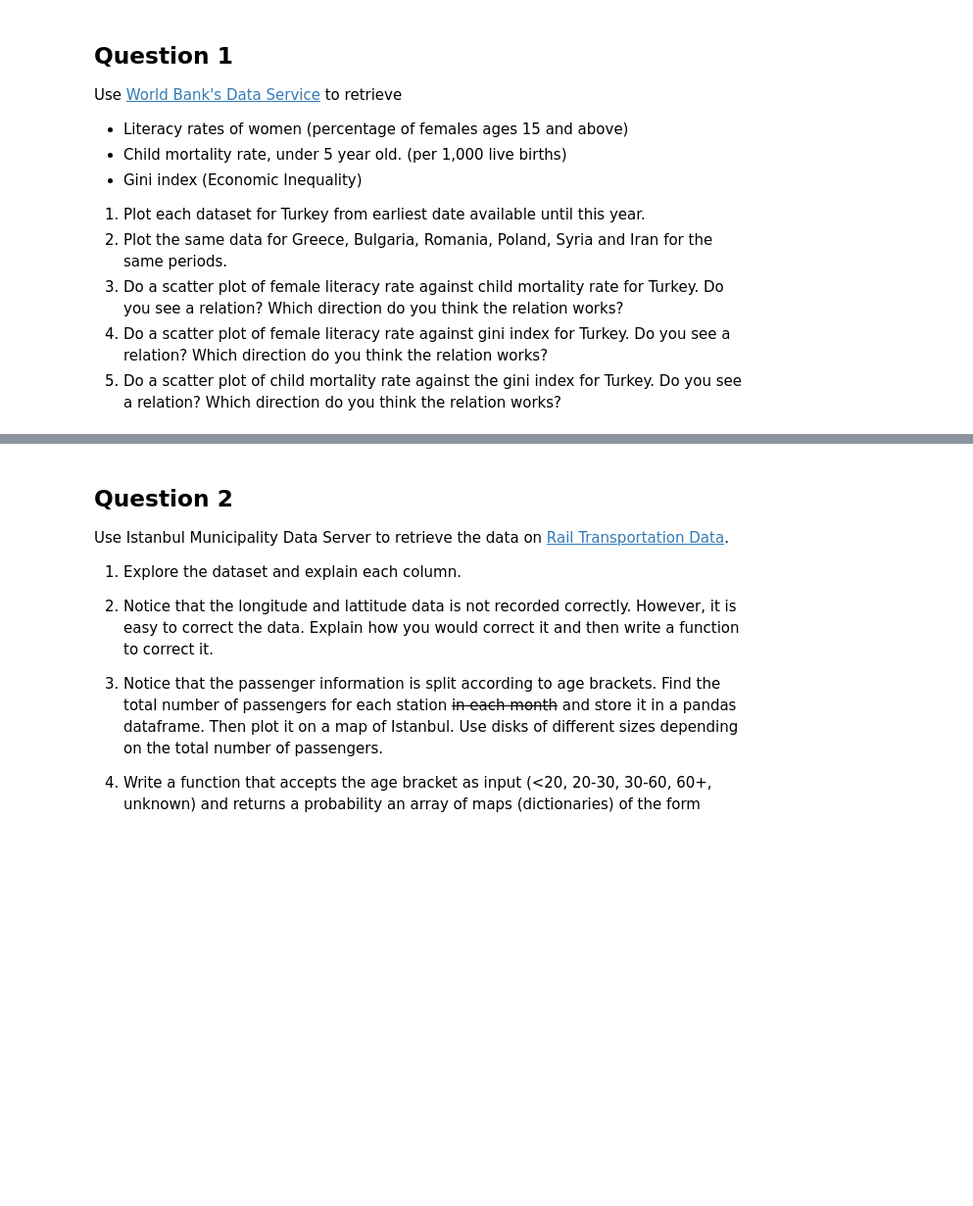
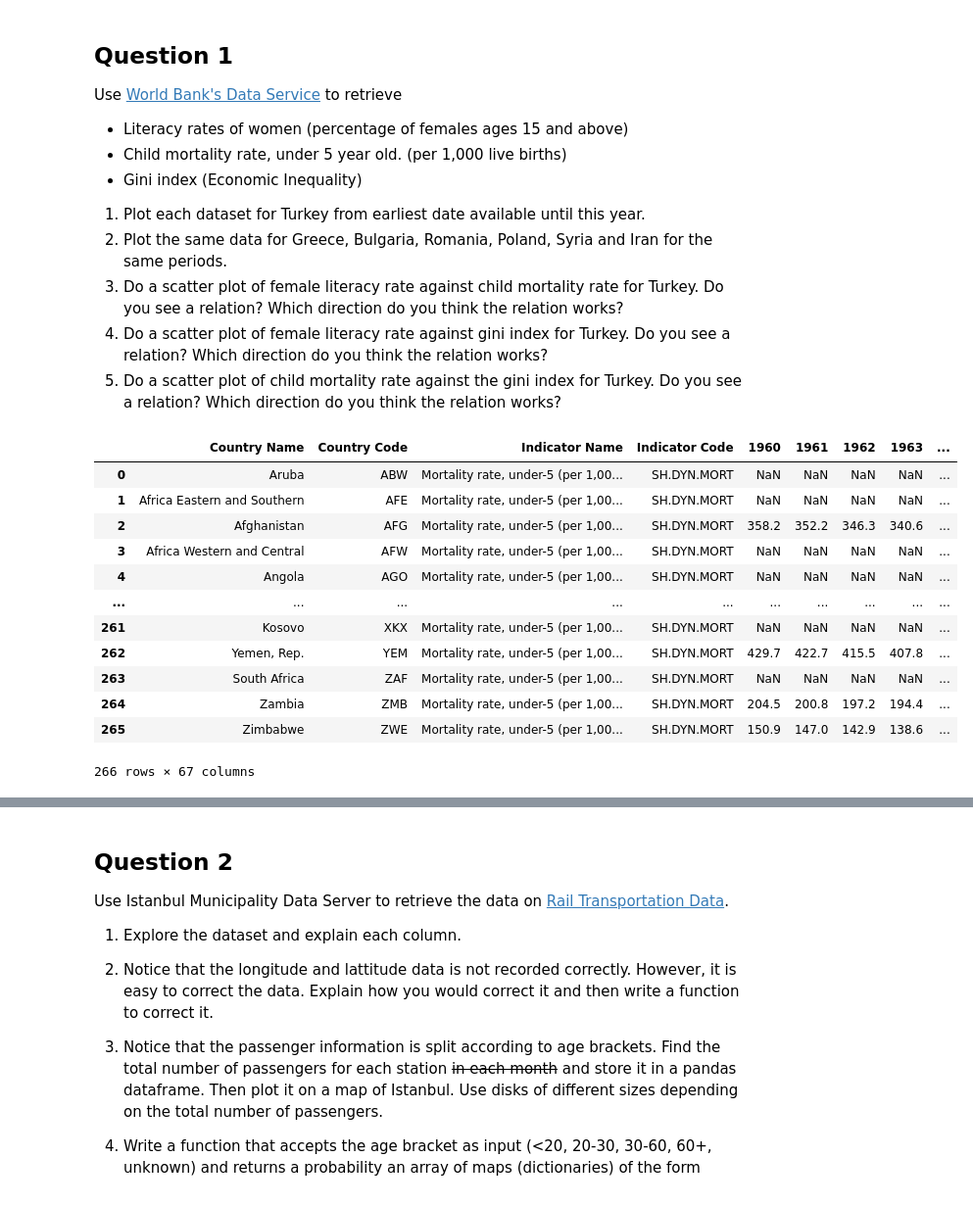
Before and after one commit to emirsglm/MAT388E-Data-Science-HW, a Jupyter notebook: HW1.ipynb, the cells around one changed output, grey strips where cells are left out. Shown at 98% size. Saved outputs shown, nothing was run; the diff lists cells and outputs as text; code cells hidden in the pictures; blank space fills up the shorter version.

```diff
--- a/HW1.ipynb
+++ b/HW1.ipynb
@@ -52,6 +52,21 @@ literacy = zipped_csv("https://api.worldbank.org/v2/en/indicator/SE.ADT.LITR.FE.
 # %%
 #Child mortality rate, under 5 year old. (per 1,000 live births)
 mortality = zipped_csv("https://api.worldbank.org/v2/en/indicator/SH.DYN.MORT?downloadformat=csv")
+mortality
+# %% [output]
+|  | Country Name | Country Code | Indicator Name | Indicator Code | 1960 | 1961 | 1962 | 1963 | ... |
+| 0 | Aruba | ABW | Mortality rate, under-5 (per 1,00... | SH.DYN.MORT | NaN | NaN | NaN | NaN | ... |
+| 1 | Africa Eastern and Southern | AFE | Mortality rate, under-5 (per 1,00... | SH.DYN.MORT | NaN | NaN | NaN | NaN | ... |
+| 2 | Afghanistan | AFG | Mortality rate, under-5 (per 1,00... | SH.DYN.MORT | 358.2 | 352.2 | 346.3 | 340.6 | ... |
+| 3 | Africa Western and Central | AFW | Mortality rate, under-5 (per 1,00... | SH.DYN.MORT | NaN | NaN | NaN | NaN | ... |
+| 4 | Angola | AGO | Mortality rate, under-5 (per 1,00... | SH.DYN.MORT | NaN | NaN | NaN | NaN | ... |
+| ... | ... | ... | ... | ... | ... | ... | ... | ... | ... |
+| 261 | Kosovo | XKX | Mortality rate, under-5 (per 1,00... | SH.DYN.MORT | NaN | NaN | NaN | NaN | ... |
+| 262 | Yemen, Rep. | YEM | Mortality rate, under-5 (per 1,00... | SH.DYN.MORT | 429.7 | 422.7 | 415.5 | 407.8 | ... |
+| 263 | South Africa | ZAF | Mortality rate, under-5 (per 1,00... | SH.DYN.MORT | NaN | NaN | NaN | NaN | ... |
+| 264 | Zambia | ZMB | Mortality rate, under-5 (per 1,00... | SH.DYN.MORT | 204.5 | 200.8 | 197.2 | 194.4 | ... |
+| 265 | Zimbabwe | ZWE | Mortality rate, under-5 (per 1,00... | SH.DYN.MORT | 150.9 | 147.0 | 142.9 | 138.6 | ... |
+266 rows × 67 columns
 # %%
 #Gini index (Economic Inequality)
 gini = zipped_csv("https://api.worldbank.org/v2/en/indicator/SI.POV.GINI?downloadformat=csv")
```
Also changed, not shown: parts of 4 cells of this notebook.
